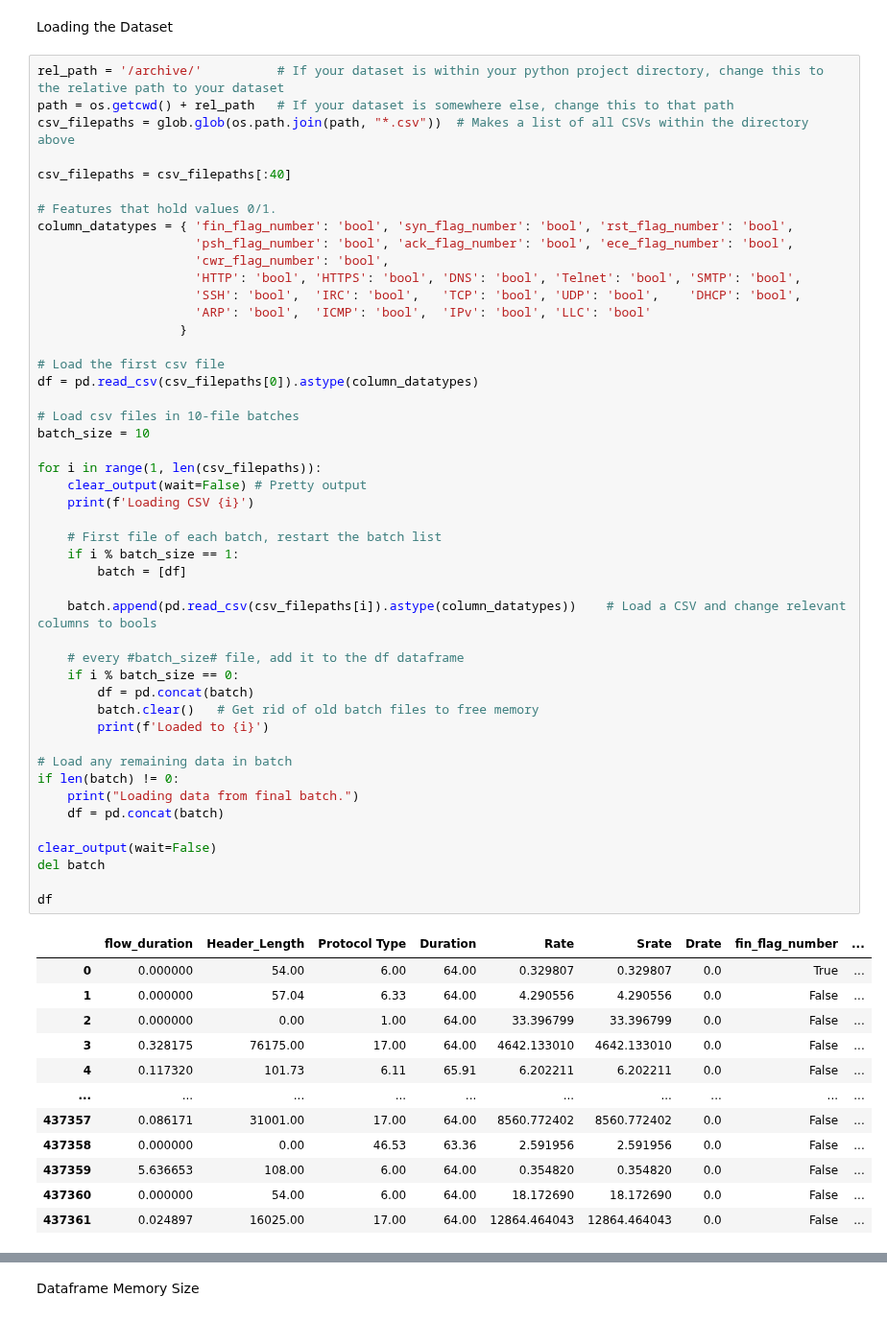
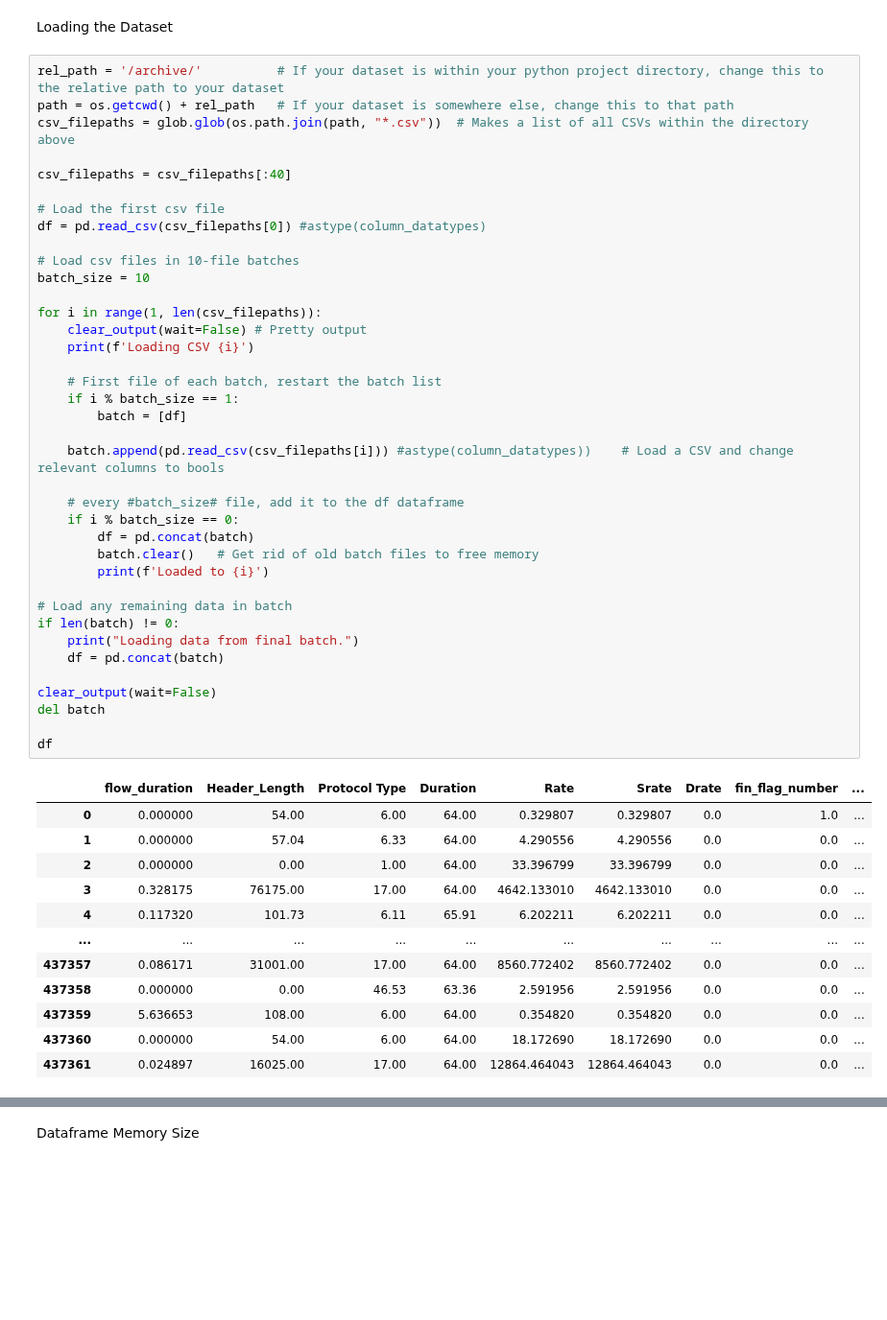
Before and after one commit to Keko787/Generating-a-Balanced-IoT-Cyber-Attack-Dataset-with-GAN-COIL-Collaboration-, a Jupyter notebook: GAN-Towson-improve-ver2.ipynb, the cells around one changed output, grey strips where cells are left out. Shown at 96% size. Saved outputs shown, nothing was run; the diff lists cells and outputs as text; blank space fills up the shorter version.

```diff
--- a/GAN-Towson-improve-ver2.ipynb
+++ b/GAN-Towson-improve-ver2.ipynb
@@ -45,59 +68,50 @@ csv_filepaths = glob.glob(os.path.join(path, "*.csv"))  # Makes a list of all CS
 
 csv_filepaths = csv_filepaths[:40]
 
-# Features that hold values 0/1.
-column_datatypes = { 'fin_flag_number': 'bool', 'syn_flag_number': 'bool', 'rst_flag_number': 'bool',
-                     'psh_flag_number': 'bool', 'ack_flag_number': 'bool', 'ece_flag_number': 'bool',
-                     'cwr_flag_number': 'bool',
-                     'HTTP': 'bool', 'HTTPS': 'bool', 'DNS': 'bool', 'Telnet': 'bool', 'SMTP': 'bool',
-                     'SSH': 'bool',  'IRC': 'bool',   'TCP': 'bool', 'UDP': 'bool',    'DHCP': 'bool',
-                     'ARP': 'bool',  'ICMP': 'bool',  'IPv': 'bool', 'LLC': 'bool'
-                   }
-
 # Load the first csv file
-df = pd.read_csv(csv_filepaths[0]).astype(column_datatypes)
+df = pd.read_csv(csv_filepaths[0]) #astype(column_datatypes)
 
 # Load csv files in 10-file batches
 batch_size = 10
 
 for i in range(1, len(csv_filepaths)):
     clear_output(wait=False) # Pretty output
     print(f'Loading CSV {i}')
 
     # First file of each batch, restart the batch list
     if i % batch_size == 1:
         batch = [df]
 
-    batch.append(pd.read_csv(csv_filepaths[i]).astype(column_datatypes))    # Load a CSV and change relevant columns to bools
+    batch.append(pd.read_csv(csv_filepaths[i])) #astype(column_datatypes))    # Load a CSV and change relevant columns to bools
 
     # every #batch_size# file, add it to the df dataframe
     if i % batch_size == 0:
         df = pd.concat(batch)
         batch.clear()   # Get rid of old batch files to free memory
         print(f'Loaded to {i}')
 
 # Load any remaining data in batch
 if len(batch) != 0:
     print("Loading data from final batch.")
     df = pd.concat(batch)
 
 clear_output(wait=False)
 del batch
 
 df
 # %% [output]
 |  | flow_duration | Header_Length | Protocol Type | Duration | Rate | Srate | Drate | fin_flag_number | ... |
-| 0 | 0.000000 | 54.00 | 6.00 | 64.00 | 0.329807 | 0.329807 | 0.0 | True | ... |
-| 1 | 0.000000 | 57.04 | 6.33 | 64.00 | 4.290556 | 4.290556 | 0.0 | False | ... |
-| 2 | 0.000000 | 0.00 | 1.00 | 64.00 | 33.396799 | 33.396799 | 0.0 | False | ... |
-| 3 | 0.328175 | 76175.00 | 17.00 | 64.00 | 4642.133010 | 4642.133010 | 0.0 | False | ... |
-| 4 | 0.117320 | 101.73 | 6.11 | 65.91 | 6.202211 | 6.202211 | 0.0 | False | ... |
+| 0 | 0.000000 | 54.00 | 6.00 | 64.00 | 0.329807 | 0.329807 | 0.0 | 1.0 | ... |
+| 1 | 0.000000 | 57.04 | 6.33 | 64.00 | 4.290556 | 4.290556 | 0.0 | 0.0 | ... |
+| 2 | 0.000000 | 0.00 | 1.00 | 64.00 | 33.396799 | 33.396799 | 0.0 | 0.0 | ... |
+| 3 | 0.328175 | 76175.00 | 17.00 | 64.00 | 4642.133010 | 4642.133010 | 0.0 | 0.0 | ... |
+| 4 | 0.117320 | 101.73 | 6.11 | 65.91 | 6.202211 | 6.202211 | 0.0 | 0.0 | ... |
 | ... | ... | ... | ... | ... | ... | ... | ... | ... | ... |
-| 437357 | 0.086171 | 31001.00 | 17.00 | 64.00 | 8560.772402 | 8560.772402 | 0.0 | False | ... |
-| 437358 | 0.000000 | 0.00 | 46.53 | 63.36 | 2.591956 | 2.591956 | 0.0 | False | ... |
-| 437359 | 5.636653 | 108.00 | 6.00 | 64.00 | 0.354820 | 0.354820 | 0.0 | False | ... |
-| 437360 | 0.000000 | 54.00 | 6.00 | 64.00 | 18.172690 | 18.172690 | 0.0 | False | ... |
-| 437361 | 0.024897 | 16025.00 | 17.00 | 64.00 | 12864.464043 | 12864.464043 | 0.0 | False | ... |
+| 437357 | 0.086171 | 31001.00 | 17.00 | 64.00 | 8560.772402 | 8560.772402 | 0.0 | 0.0 | ... |
+| 437358 | 0.000000 | 0.00 | 46.53 | 63.36 | 2.591956 | 2.591956 | 0.0 | 0.0 | ... |
+| 437359 | 5.636653 | 108.00 | 6.00 | 64.00 | 0.354820 | 0.354820 | 0.0 | 0.0 | ... |
+| 437360 | 0.000000 | 54.00 | 6.00 | 64.00 | 18.172690 | 18.172690 | 0.0 | 0.0 | ... |
+| 437361 | 0.024897 | 16025.00 | 17.00 | 64.00 | 12864.464043 | 12864.464043 | 0.0 | 0.0 | ... |
 10287724 rows × 47 columns
 # %% [markdown]
 Dataframe Memory Size
```
Also changed, not shown: parts of 9 cells of this notebook, 1 other file.
